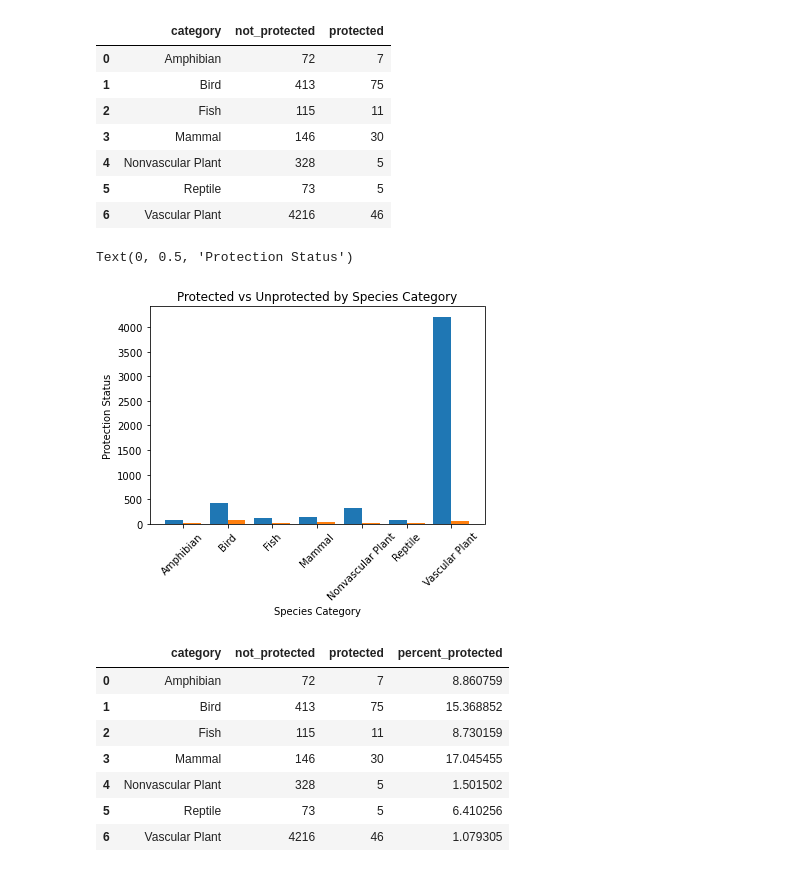
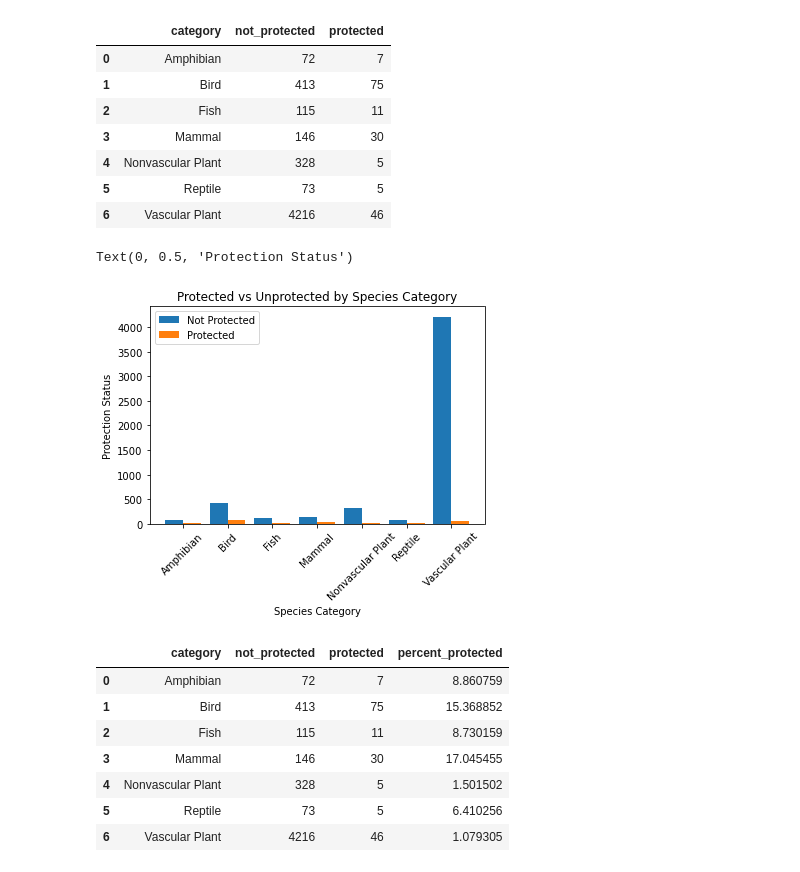
Before and after one commit to h-ostcode/Biodiversity-in-National-Parks, a Jupyter notebook: biodiversity.ipynb, the cells around one changed output. Drawn from its saved outputs; the diff is of its cells as text; code cells hidden in the pictures.

```diff
--- a/biodiversity.ipynb
+++ b/biodiversity.ipynb
@@ -228,16 +238,17 @@ category_counts
 # %%
 #ax = category_counts.plot(kind = 'bar', figsize=(8,6), stacked=True)
 X_axis = np.arange(len(category_counts.category))
 
 plt.bar(X_axis - 0.2, category_counts.not_protected, 0.4, label = 'Not Protected')
 plt.bar(X_axis + 0.2, category_counts.protected, 0.4, label = 'Protected')
+plt.legend()
 plt.title('Protected vs Unprotected by Species Category')
 plt.xticks(X_axis, category_counts.category, rotation = 45)
 plt.xlabel("Species Category")
 plt.ylabel('Protection Status')
 # %% [output]
 Text(0, 0.5, 'Protection Status')
-[figure, old version]
+[figure, new version]
 # %%
 category_counts['percent_protected'] = category_counts.protected / (category_counts.protected + category_counts.not_protected) * 100
 
```
Also changed, not shown: parts of 14 cells of this notebook.
